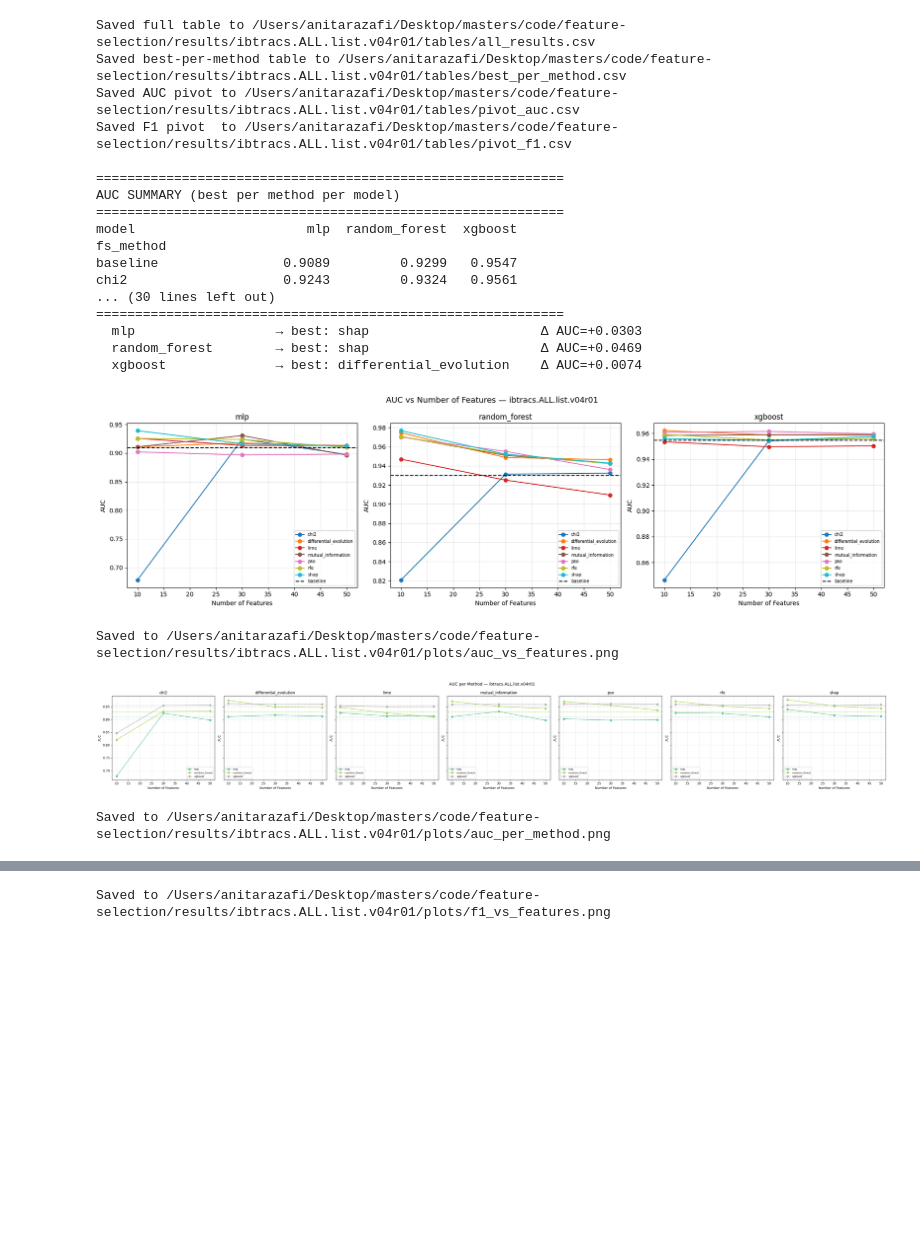
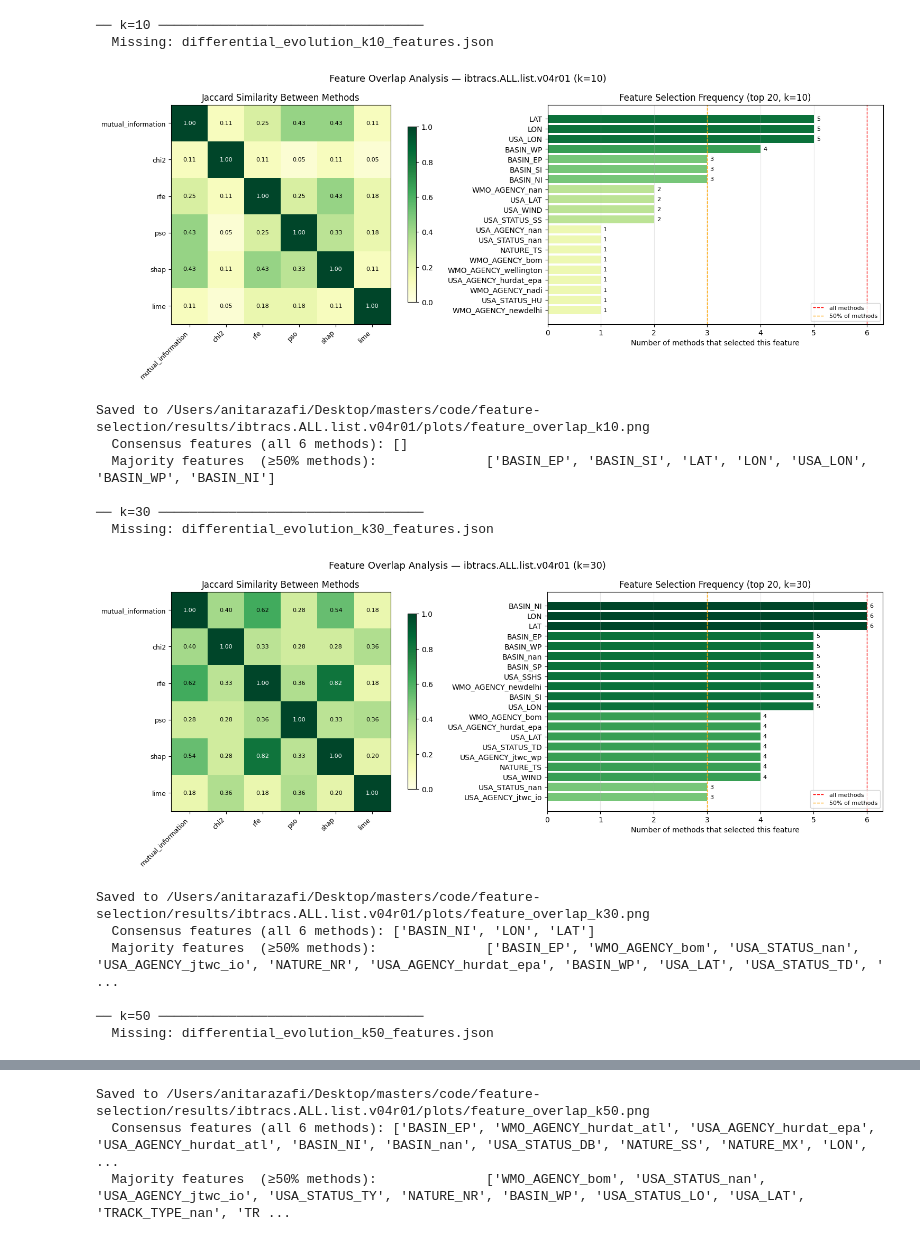
Before and after one commit to anitarazafi/feature-selection, a Jupyter notebook: notebooks/02_visualizations.ipynb, the cells around one changed output, grey strips where cells are left out. Saved outputs shown, nothing was run; the diff lists cells and outputs as text; code cells hidden in the pictures; blank space fills up the shorter version.

```diff
--- a/notebooks/02_visualizations.ipynb
+++ b/notebooks/02_visualizations.ipynb
@@ -1,29 +46,20 @@
 # %%
-from src.analysis.results_table import build_results_table
-from src.visualization.plots import plot_auc_curves, plot_heatmap
-ds = "ibtracs.ALL.list.v04r01"
-report, best, pivot_auc, pivot_f1 = build_results_table(ds)
-plot_auc_curves(ds)
-plot_heatmap(ds)
+from src.visualization.plots import plot_feature_overlap
+plot_feature_overlap(ds)
 # %% [output]
-Saved full table to /Users/anitarazafi/Desktop/masters/code/feature-selection/results/ibtracs.ALL.list.v04r01/tables/all_results.csv
-Saved best-per-method table to /Users/anitarazafi/Desktop/masters/code/feature-selection/results/ibtracs.ALL.list.v04r01/tables/best_per_method.csv
-Saved AUC pivot to /Users/anitarazafi/Desktop/masters/code/feature-selection/results/ibtracs.ALL.list.v04r01/tables/pivot_auc.csv
-Saved F1 pivot  to /Users/anitarazafi/Desktop/masters/code/feature-selection/results/ibtracs.ALL.list.v04r01/tables/pivot_f1.csv
-
-============================================================
-AUC SUMMARY (best per method per model)
-============================================================
-model                      mlp  random_forest  xgboost
-fs_method
-baseline                0.9089         0.9299   0.9547
-chi2                    0.9243         0.9324   0.9561
-... (30 lines left out)
-============================================================
-  mlp                  → best: shap                      Δ AUC=+0.0303
-  random_forest        → best: shap                      Δ AUC=+0.0469
-  xgboost              → best: differential_evolution    Δ AUC=+0.0074
+── k=10 ──────────────────────────────────
+  Missing: differential_evolution_k10_features.json
-[figure, old version]
+[figure, new version]
-Saved to /Users/anitarazafi/Desktop/masters/code/feature-selection/results/ibtracs.ALL.list.v04r01/plots/auc_vs_features.png
+Saved to /Users/anitarazafi/Desktop/masters/code/feature-selection/results/ibtracs.ALL.list.v04r01/plots/feature_overlap_k10.png
+  Consensus features (all 6 methods): []
+  Majority features  (≥50% methods):              ['BASIN_EP', 'BASIN_SI', 'LAT', 'LON', 'USA_LON', 'BASIN_WP', 'BASIN_NI']
+
+── k=30 ──────────────────────────────────
+  Missing: differential_evolution_k30_features.json
-[figure, old version]
+[figure, new version]
-Saved to /Users/anitarazafi/Desktop/masters/code/feature-selection/results/ibtracs.ALL.list.v04r01/plots/auc_per_method.png
+Saved to /Users/anitarazafi/Desktop/masters/code/feature-selection/results/ibtracs.ALL.list.v04r01/plots/feature_overlap_k30.png
+  Consensus features (all 6 methods): ['BASIN_NI', 'LON', 'LAT']
+  Majority features  (≥50% methods):              ['BASIN_EP', 'WMO_AGENCY_bom', 'USA_STATUS_nan', 'USA_AGENCY_jtwc_io', 'NATURE_NR', 'USA_AGENCY_hurdat_epa', 'BASIN_WP', 'USA_LAT', 'USA_STATUS_TD', ' ...
+
+── k=50 ──────────────────────────────────
+  Missing: differential_evolution_k50_features.json
@@ -31 +67,3 @@ Saved to /Users/anitarazafi/Desktop/masters/code/feature-selection/results/ibtra
-Saved to /Users/anitarazafi/Desktop/masters/code/feature-selection/results/ibtracs.ALL.list.v04r01/plots/f1_vs_features.png
+Saved to /Users/anitarazafi/Desktop/masters/code/feature-selection/results/ibtracs.ALL.list.v04r01/plots/feature_overlap_k50.png
+  Consensus features (all 6 methods): ['BASIN_EP', 'WMO_AGENCY_hurdat_atl', 'USA_AGENCY_hurdat_epa', 'USA_AGENCY_hurdat_atl', 'BASIN_NI', 'BASIN_nan', 'USA_STATUS_DB', 'NATURE_SS', 'NATURE_MX', 'LON', ...
+  Majority features  (≥50% methods):              ['WMO_AGENCY_bom', 'USA_STATUS_nan', 'USA_AGENCY_jtwc_io', 'USA_STATUS_TY', 'NATURE_NR', 'BASIN_WP', 'USA_STATUS_LO', 'USA_LAT', 'TRACK_TYPE_nan', 'TR ...
```
Also changed, not shown: parts of 6 cells of this notebook, 1 other file.
